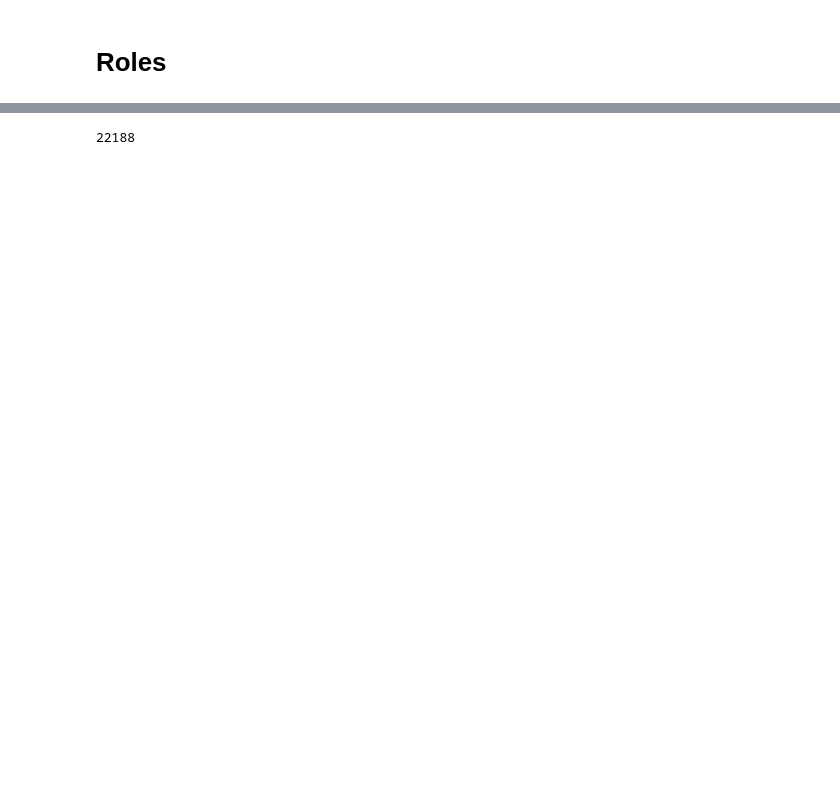
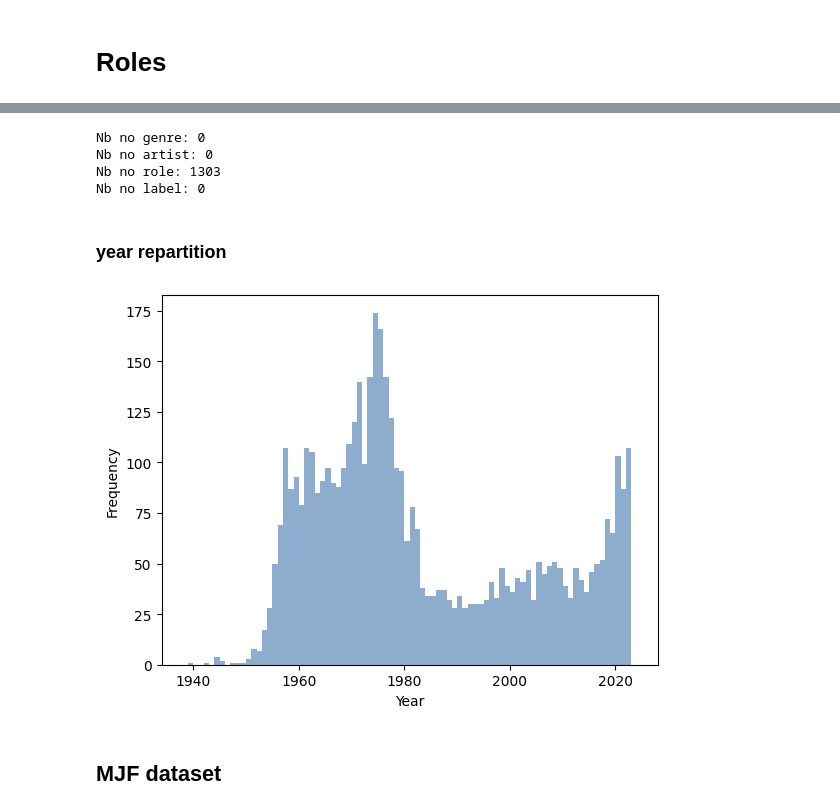
Before and after one commit to sizmar2018/master_thesis_women_in_jazz, a Jupyter notebook: code/cleaning/cleaning_data.ipynb, the cells around one changed output, grey strips where cells are left out. Drawn from its saved outputs; the diff is of its cells as text; code cells hidden in the pictures; blank space fills up the shorter version.

Commit message:
change in the data

```diff
--- a/code/cleaning/cleaning_data.ipynb
+++ b/code/cleaning/cleaning_data.ipynb
@@ -135,0 +171,4 @@ roles
+# %%
+albums_json = None
+with open("../../data/albums/album-final.json",encoding="utf-8") as f:
+            albums_json = json.load(f)
@@ -138,4 +201,0 @@ roles
-# %%
-len(ids)
-# %% [output]
-22188
@@ -145,0 +202,47 @@ ids.to_csv("../../data/artists/discogs_artists_id.csv",sep=',',index=False)
+# %%
+genres = 0
+nb_no_art = 0
+nb_no_role = 0
+nb_no_label = 0
+for i in albums_json :
+    if len(i['artists']) == 0 :
+          nb_no_art+=1
+    if i['genres'] == None or len(i['genres']) == 0 :
+            genres += 1
+    if len(i['labels']) == 0 :
+          nb_no_label+=1
+    for art in i['artists'] :
+          if art['role'][0] == "" or  art['role'][0] == "nan" :
+                nb_no_role+=1
+
+print("Nb no genre:",genres)
+print("Nb no artist:",nb_no_art)
+print("Nb no role:",nb_no_role)
+print("Nb no label:",nb_no_label)
+# %% [output]
+Nb no genre: 0
+Nb no artist: 0
+Nb no role: 1303
+Nb no label: 0
+# %% [markdown]
+### year repartition
+# %%
+
+years = list()
+for alb in albums_json :
+    if alb['year'] != None :
+        years.append(int(alb['year']))
+
+
+nbins = np.max(years) - np.min(years)
+
+plt.xlim([np.min(years)-5, np.max(years)+5])
+plt.hist(years, bins=nbins, alpha=1, color="#8EACCD")
+plt.xlabel('Year')
+plt.ylabel('Frequency')
+plt.savefig("../../data/repartition/album_year_repartition.png",format="png")
+plt.show()
+# %% [output]
+[figure, added]
+# %% [markdown]
+## MJF dataset
```
Also changed, not shown: parts of 16 cells of this notebook, 23 other files.
